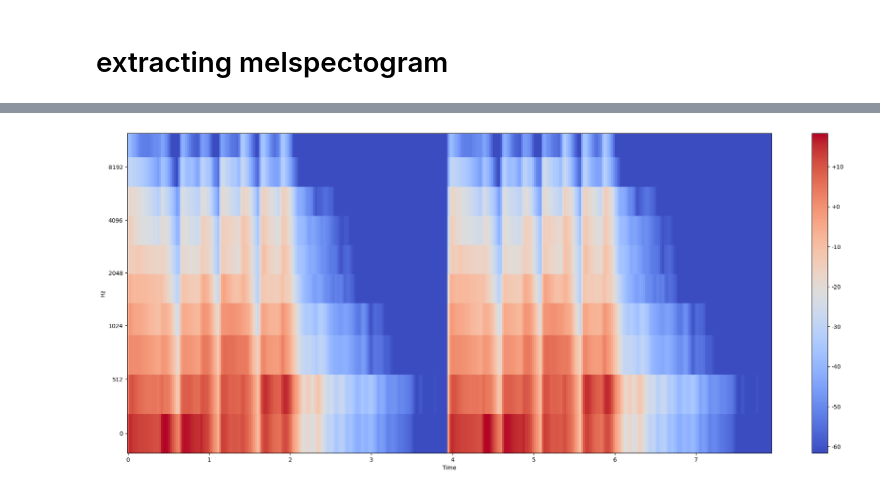
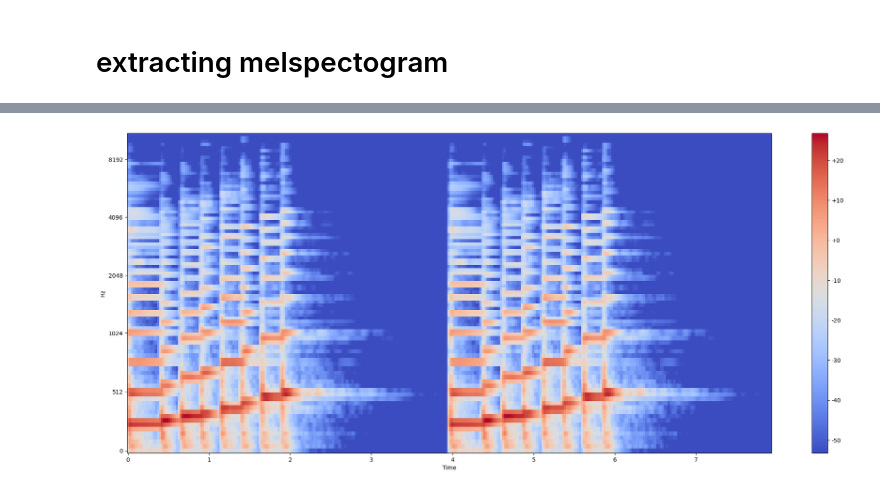
Before and after one commit to aliramsy/Music-Signal-Processing, a Jupyter notebook: extract_mel_spectogram.ipynb, the cells around one changed output, grey strips where cells are left out. Drawn from its saved outputs; the diff is of its cells as text; code cells hidden in the pictures.

```diff
--- a/extract_mel_spectogram.ipynb
+++ b/extract_mel_spectogram.ipynb
@@ -32,3 +117,9 @@ scale_mel_spectogram = librosa.feature.melspectrogram(y = scale, sr=sr, n_fft=20
+# %%
+scale_mel_spectogram_exag = librosa.feature.melspectrogram(y = scale, sr=sr, n_fft=32768, hop_length= 8192, n_mels = 5)
+scale_mel_spectogram_normal = librosa.feature.melspectrogram(
+    y=scale, sr=sr, n_fft=2048, hop_length=512, n_mels=5)
+scale_mel_spectogram = librosa.feature.melspectrogram(
+    y=scale, sr=sr, n_fft=2048, hop_length=512, n_mels=90)
 # %%
 print('the shape of the array after applying melspectogram: ', scale_mel_spectogram.shape)
 # %% [output]
@@ -37,0 +127,5 @@ scale_log_mel_spectogram = librosa.power_to_db(scale_mel_spectogram)
+# %%
+scale_log_mel_spectogram_exag = librosa.power_to_db(scale_mel_spectogram_exag)
+scale_log_mel_spectogram_normal = librosa.power_to_db(scale_mel_spectogram_normal)
+scale_log_mel_spectogram = librosa.power_to_db(
+    scale_mel_spectogram)
@@ -38,7 +147,8 @@ scale_log_mel_spectogram = librosa.power_to_db(scale_mel_spectogram)
 # %%
 plt.figure(figsize=(25, 10))
-librosa.display.specshow(scale_log_mel_spectogram, sr=sr, x_axis='time', y_axis='mel')
+librosa.display.specshow(scale_log_mel_spectogram,
+                         sr=sr, x_axis='time', y_axis='mel')
 plt.colorbar(format='%+2.f')
 plt.show()
 # %% [output]
-[figure, old version]
+[figure, new version]
```
Also changed, not shown: parts of 13 cells of this notebook.
